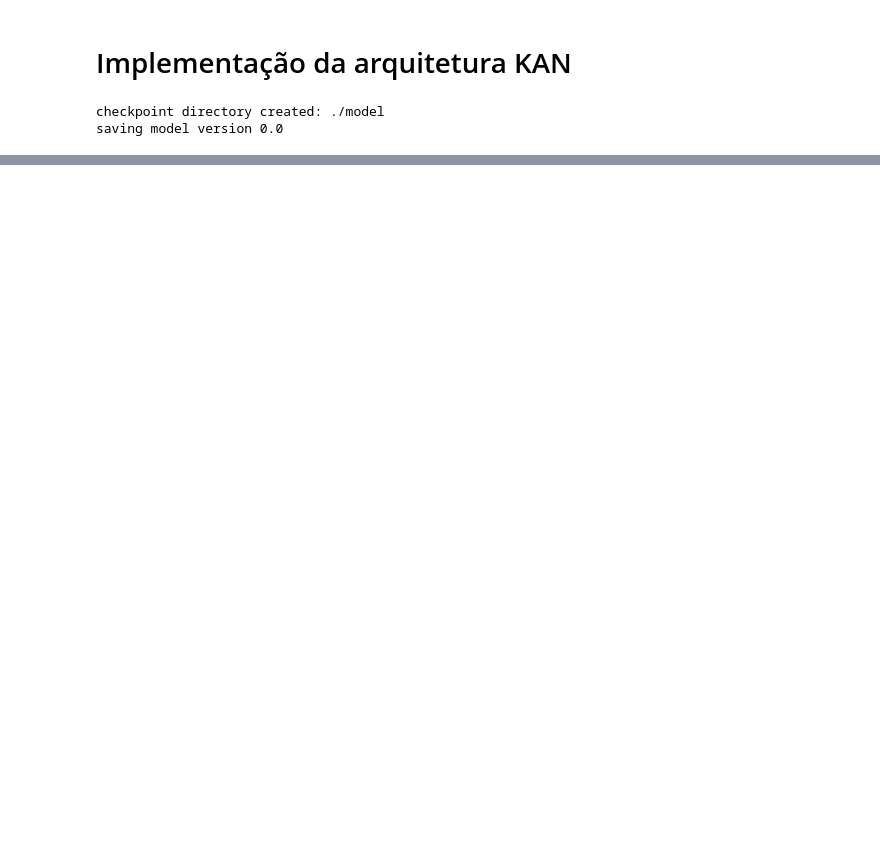
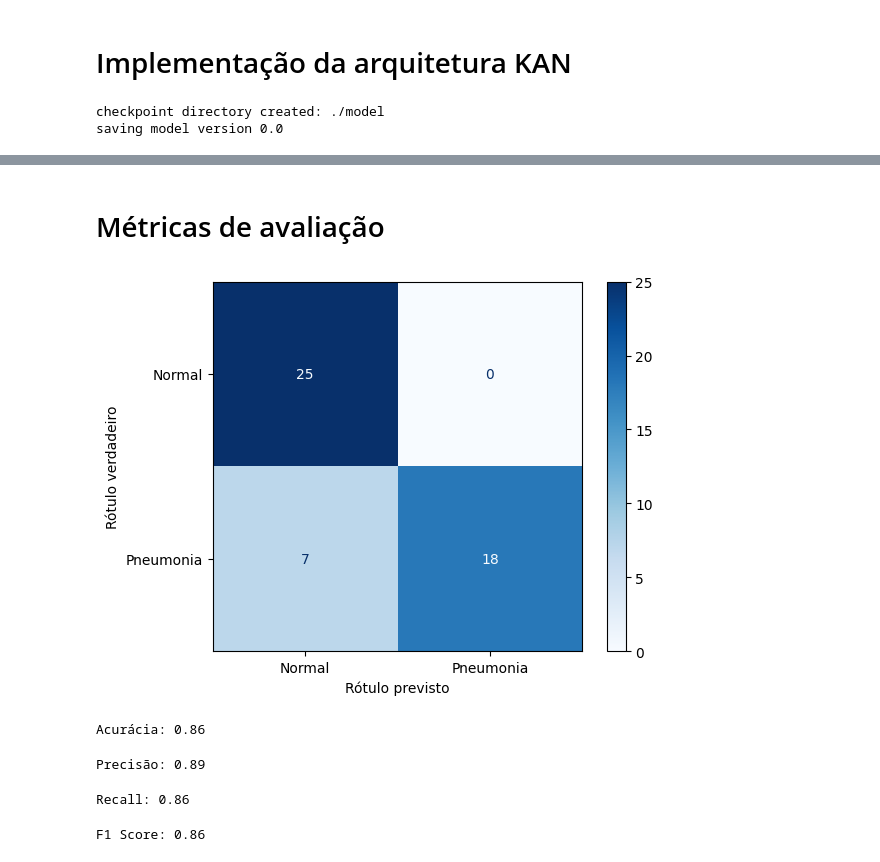
Before and after one commit to AlxDev-hub/Classificacao-KAN-DoencasPulmonares, a Jupyter notebook: teste1_kan.ipynb, the cells around one changed output, grey strips where cells are left out. Cells and saved outputs as stored; diff of their text form; code cells hidden in the pictures; blank space fills up the shorter version.

```diff
--- a/teste1_kan.ipynb
+++ b/teste1_kan.ipynb
@@ -91,0 +120,36 @@ AssertionError:
+# %%
+test_outputs = model(dataset['test_input'])
+test_predictions = torch.argmax(test_outputs, dim=1).numpy()
+# %% [markdown]
+# Métricas de avaliação
+# %%
+cm = confusion_matrix(y_test, test_predictions)
+
+disp = ConfusionMatrixDisplay(confusion_matrix=cm, display_labels=['Normal', 'Pneumonia'])
+disp.plot(cmap=plt.cm.Blues)
+
+plt.xlabel('Rótulo previsto')
+plt.ylabel('Rótulo verdadeiro')
+plt.show()
+# %% [output]
+[figure, added]
+# %%
+accuracy = accuracy_score(y_test, test_predictions)
+print(f"Acurácia: {accuracy:.2f}")
+# %% [output]
+Acurácia: 0.86
+# %%
+precision = precision_score(y_test, test_predictions, average='weighted')
+print(f"Precisão: {precision:.2f}")
+# %% [output]
+Precisão: 0.89
+# %%
+recall = recall_score(y_test, test_predictions, average='weighted')
+print(f"Recall: {recall:.2f}")
+# %% [output]
+Recall: 0.86
+# %%
+f1 = f1_score(y_test, test_predictions, average='weighted')
+print(f"F1 Score: {f1:.2f}")
+# %% [output]
+F1 Score: 0.86
```
Also changed, not shown: parts of 15 cells of this notebook, 2 other files.
